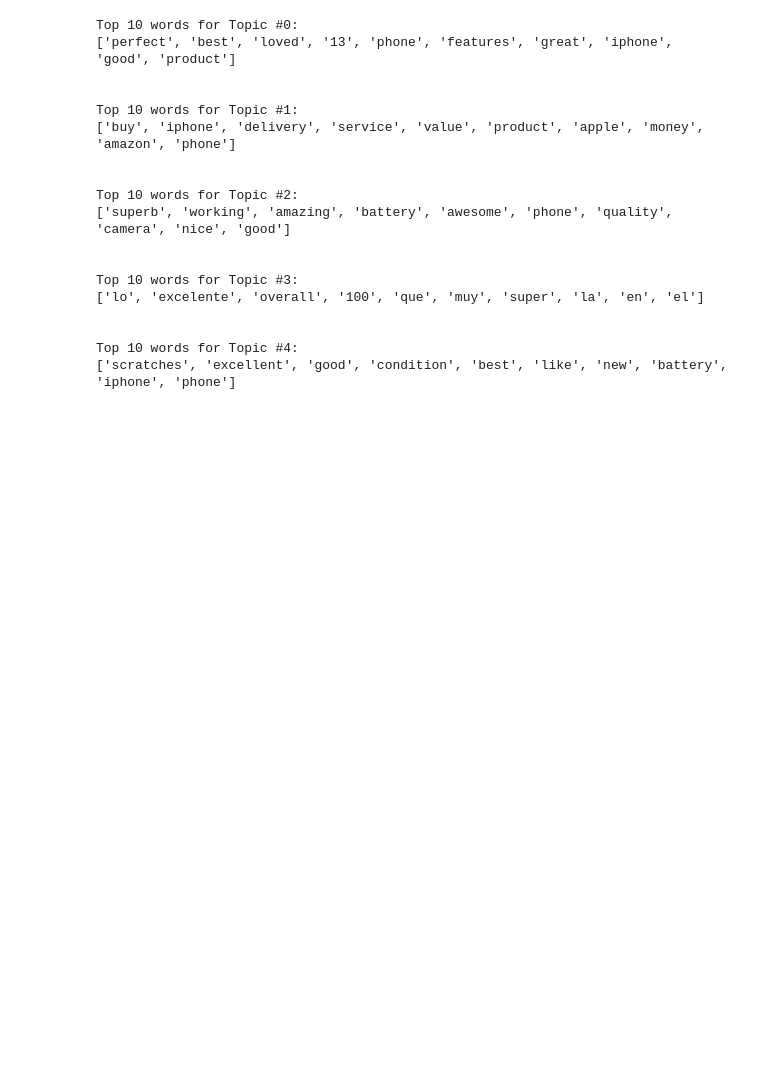
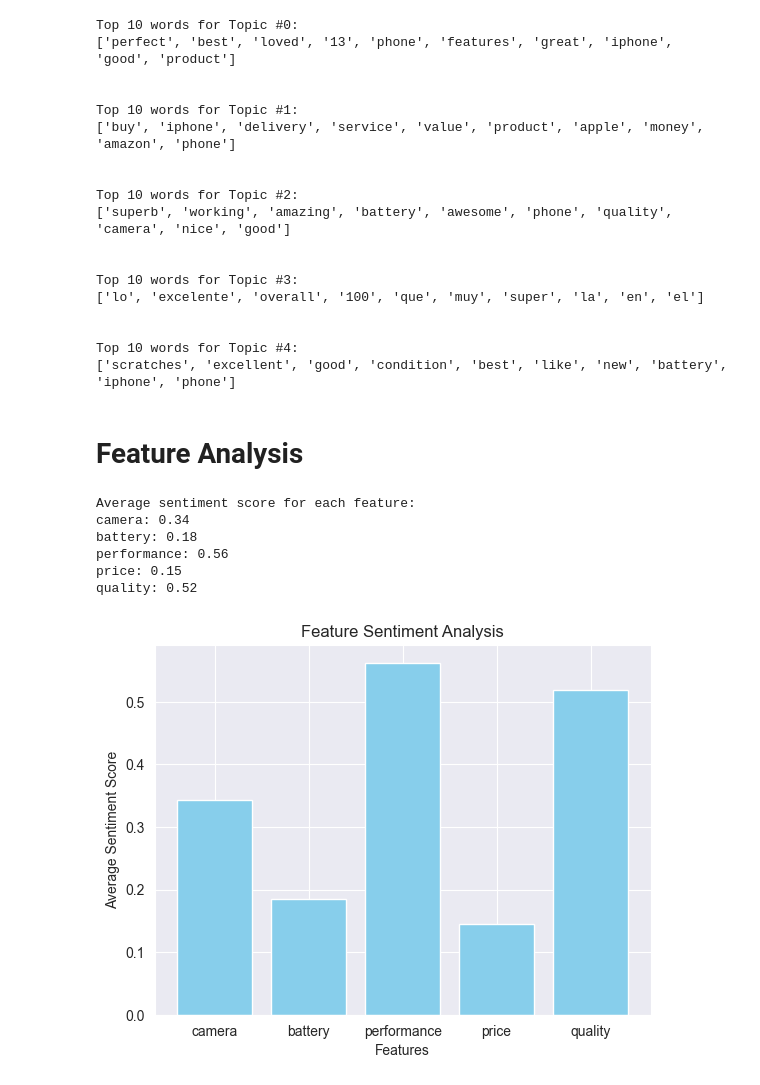
Before and after one commit to Jibincodes/SentimentAnalysis_CustomerReviews, a Jupyter notebook: src/analysis.ipynb, the cells around one changed output. Cells and saved outputs as stored; diff of their text form; code cells hidden in the pictures; blank space fills up the shorter version.

Commit message:
feature analysis and average score

```diff
--- a/src/analysis.ipynb
+++ b/src/analysis.ipynb
@@ -628,3 +628,51 @@ Top 10 words for Topic #3:
 
 Top 10 words for Topic #4:
 ['scratches', 'excellent', 'good', 'condition', 'best', 'like', 'new', 'battery', 'iphone', 'phone']
+# %% [markdown]
+# Feature Analysis
+# %%
+# from wordcloud, we have decided to take 5 features to analyze
+# these features are: camera, battery, performance, price, and quality
+# goal is to get average sentiment score for each feature
+
+features = ['camera', 'battery', 'performance', 'price', 'quality']
+df['cleaned_reviewDescription'] = df['cleaned_reviewDescription'].fillna('').astype(str)
+# Create a dictionary to store sentiment scores for each feature
+feature_sentiment = {feature: [] for feature in features}
+
+# Populate the dictionary with sentiment scores based on keyword mentions
+for index, row in df.iterrows():
+    for feature in features:
+        if feature in row['cleaned_reviewDescription']:  # Check if the feature is mentioned
+            feature_sentiment[feature].append(row['sentiment_score'])
+
+# we have decided to take the score from BERT model with mapping to labels, as we think it is more accurate and good for sentiment analysis
+# BERT had taken more negative sentiment than the other two models
+# Calculate the average sentiment score for each feature
+feature_sentiment_avg = {
+    feature: (sum(scores) / len(scores)) if scores else 0  # Avoid division by zero
+    for feature, scores in feature_sentiment.items()
+}
+
+# Display the average sentiment scores
+print("Average sentiment score for each feature:")
+for feature, avg_score in feature_sentiment_avg.items():
+    print(f"{feature}: {avg_score:.2f}")
+
+# Optional: Visualization
+import matplotlib.pyplot as plt
+
+# Create a bar chart for sentiment scores
+plt.bar(feature_sentiment_avg.keys(), feature_sentiment_avg.values(), color='skyblue')
+plt.xlabel('Features')
+plt.ylabel('Average Sentiment Score')
+plt.title('Feature Sentiment Analysis')
+plt.show()
+# %% [output]
+Average sentiment score for each feature:
+camera: 0.34
+battery: 0.18
+performance: 0.56
+price: 0.15
+quality: 0.52
+[figure, added]
```
